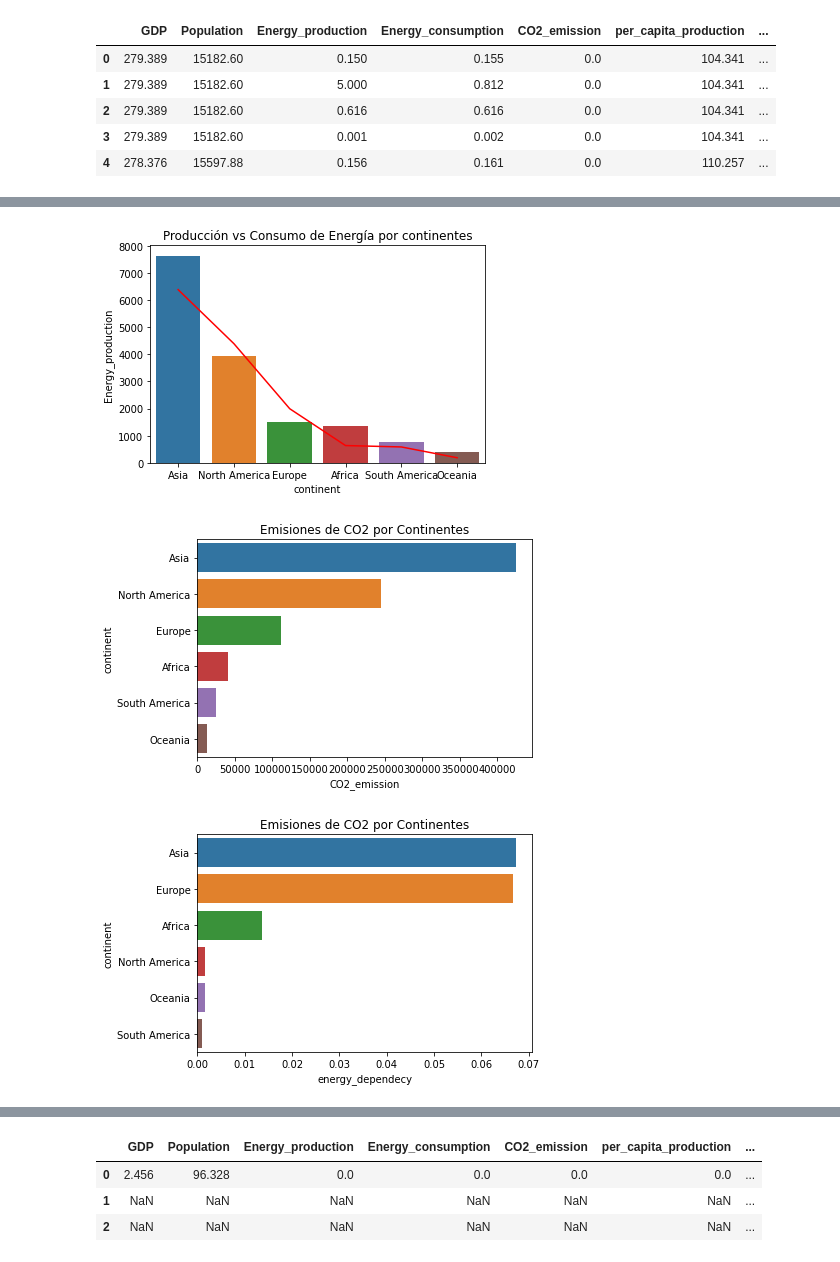
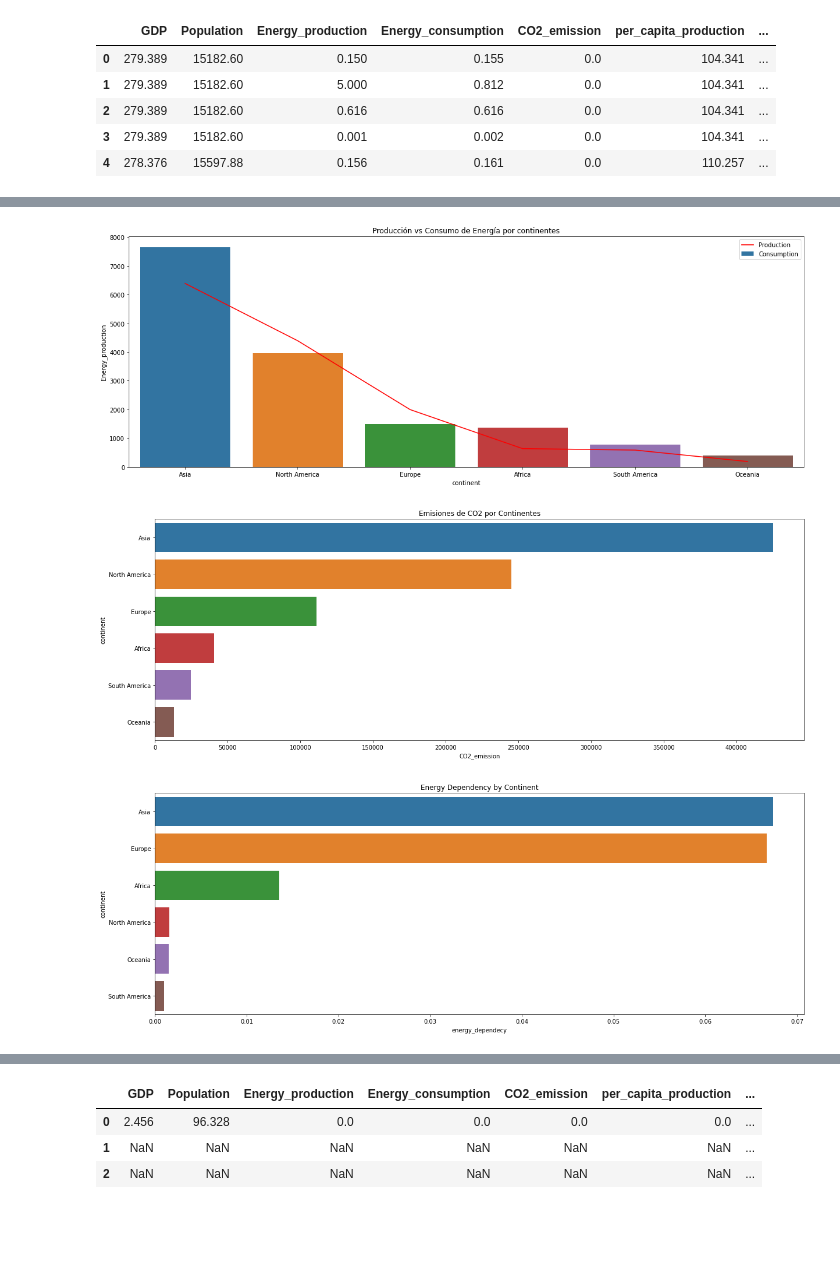
Before and after one commit to fersaol/co2_Exploratory_Data_Analysis, a Jupyter notebook: src/notebooks/analisis_co2_2.ipynb, the cells around one changed output, grey strips where cells are left out. Saved outputs shown, nothing was run; the diff lists cells and outputs as text; code cells hidden in the pictures; blank space fills up the shorter version.

```diff
--- a/src/notebooks/analisis_co2_2.ipynb
+++ b/src/notebooks/analisis_co2_2.ipynb
@@ -6,5 +7,5 @@ import numpy as np
 # %%
-df = pd.read_csv("/Users/fersaol/Library/CloudStorage/OneDrive-Personal/Documentos/MIS_COSAS_DE_THE_BRIDGE/EDA/proyecto_co2/src/data/df_40_final_v3.csv")
+df = pd.read_csv(Path.cwd().parent.joinpath("data","df_40_final_v3.csv"))
 df = df.drop(columns="Unnamed: 0")
 df = df.reset_index()
 df = df.drop(columns="index")
@@ -37,29 +39,38 @@ plt.show()
 # %%
+plt.figure(figsize=(20,7))
+
 continentes2 = df.groupby("continent").sum().sort_values(by="Energy_production",ascending=False)
 continentes3 = df.groupby("continent").sum().sort_values(by="Energy_consumption",ascending=False)
 
-sns.lineplot(data=continentes3,x=continentes3.index,y="Energy_consumption",color="red")
-sns.barplot(data=continentes2,x=continentes2.index,y=continentes2.Energy_production)
+sns.lineplot(data=continentes3,x=continentes3.index,
+            y="Energy_consumption",color="red",label="Production")
+sns.barplot(data=continentes2,x=continentes2.index,
+            y=continentes2.Energy_production,label="Consumption")
 plt.title("Producción vs Consumo de Energía por continentes")
+plt.legend()
 plt.show()
 # %% [output]
-[figure, old version]
+[figure, new version]
 # %%
+plt.figure(figsize=(20,7))
+
 continentes4 = df.groupby("continent").sum().sort_values(by="CO2_emission",ascending=False)
 continentes.head()
 sns.barplot(data=continentes4,y=continentes4.index,x="CO2_emission")
 plt.title("Emisiones de CO2 por Continentes")
 plt.show()
 # %% [output]
-[figure, old version]
+[figure, new version]
 # %%
+plt.figure(figsize=(20,7))
+
 continentes5 = df.groupby("continent").mean().sort_values(by="energy_dependecy",ascending=False)
 continentes.head()
 sns.barplot(data=continentes5,y=continentes5.index,x="energy_dependecy")
-plt.title("Emisiones de CO2 por Continentes")
+plt.title("Energy Dependency by Continent")
 plt.show()
 # %% [output]
-[figure, old version]
+[figure, new version]
 # %%
 df.describe()
 # %% [output]
```
Also changed, not shown: parts of 2 cells of this notebook, 2 other files.
